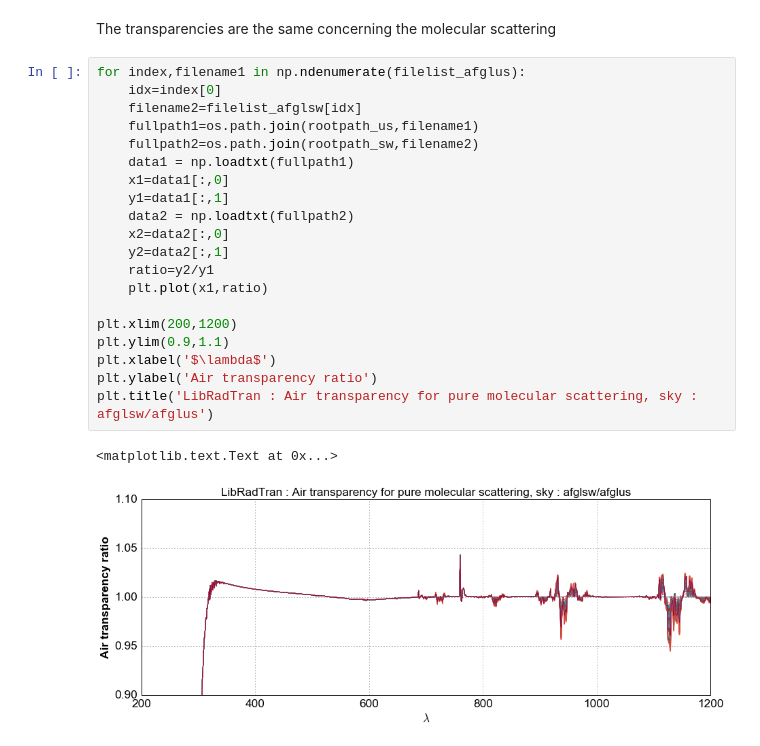
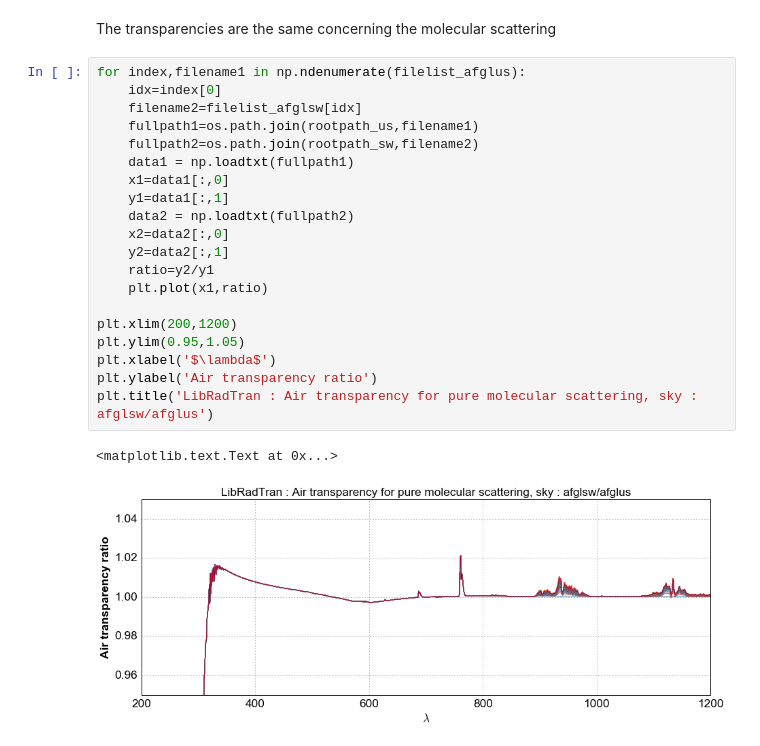
Before and after one commit to LSSTDESC/PC5AtmosphericExtinction, a Jupyter notebook: LibRadTran/notebooks/Show_RT_LS_pp_sa_lt_wv.ipynb, the cells around one changed output. Cells and saved outputs as stored; diff of their text form.

```diff
--- a/LibRadTran/notebooks/Show_RT_LS_pp_sa_lt_wv.ipynb
+++ b/LibRadTran/notebooks/Show_RT_LS_pp_sa_lt_wv.ipynb
@@ -99,23 +99,23 @@ The transparencies are the same concerning the molecular scattering
 # %%
 for index,filename1 in np.ndenumerate(filelist_afglus):
     idx=index[0]
     filename2=filelist_afglsw[idx]
     fullpath1=os.path.join(rootpath_us,filename1)
     fullpath2=os.path.join(rootpath_sw,filename2)
     data1 = np.loadtxt(fullpath1)
     x1=data1[:,0]
     y1=data1[:,1]
     data2 = np.loadtxt(fullpath2)
     x2=data2[:,0]
     y2=data2[:,1]
     ratio=y2/y1
     plt.plot(x1,ratio)
 
 plt.xlim(200,1200)
-plt.ylim(0.9,1.1)
+plt.ylim(0.95,1.05)
 plt.xlabel('$\lambda$')
 plt.ylabel('Air transparency ratio')
 plt.title('LibRadTran : Air transparency for pure molecular scattering, sky : afglsw/afglus')
 # %% [output]
 <matplotlib.text.Text at 0x...>
-[figure, old version]
+[figure, new version]
```
Also changed, not shown: parts of 2 cells of this notebook.
